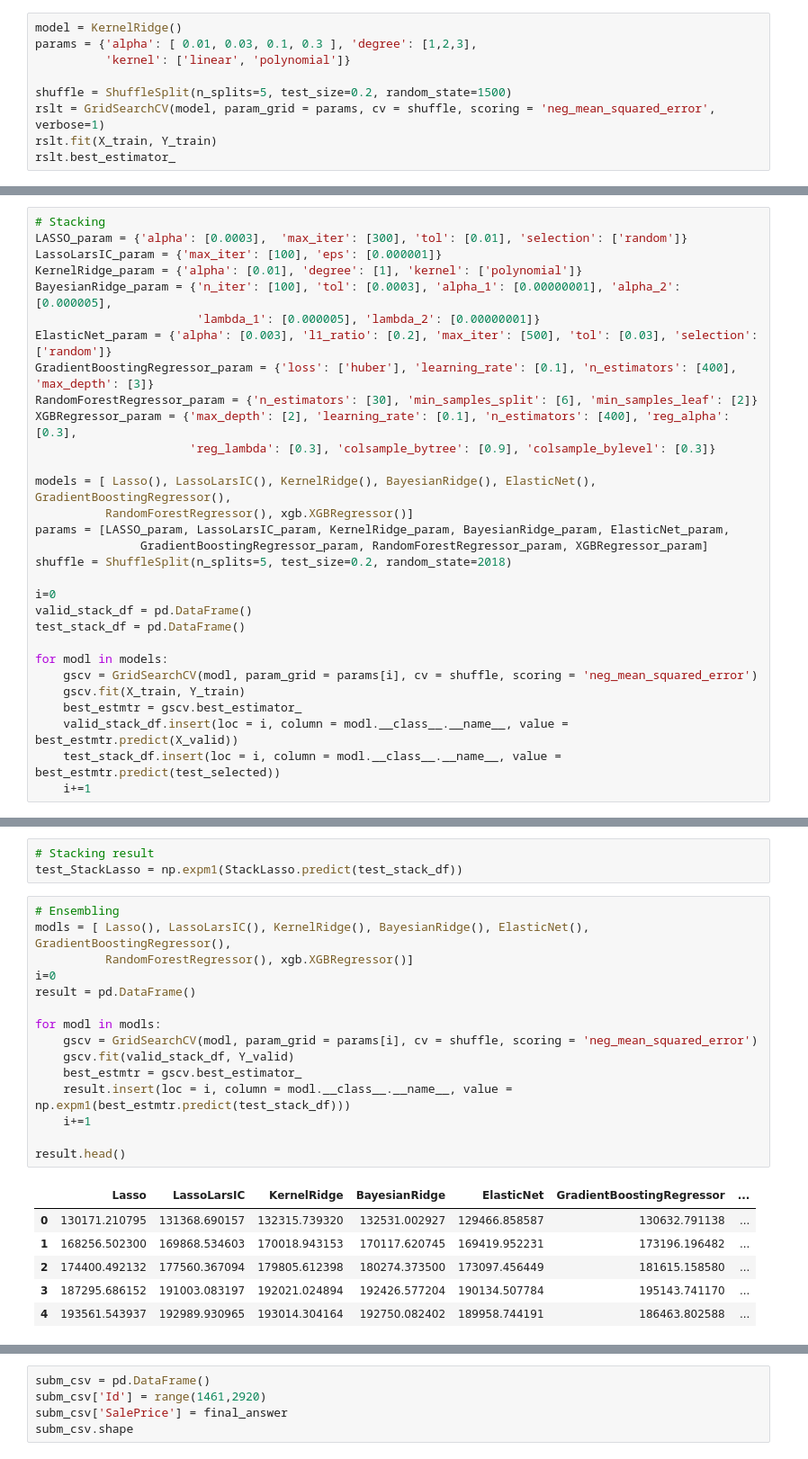
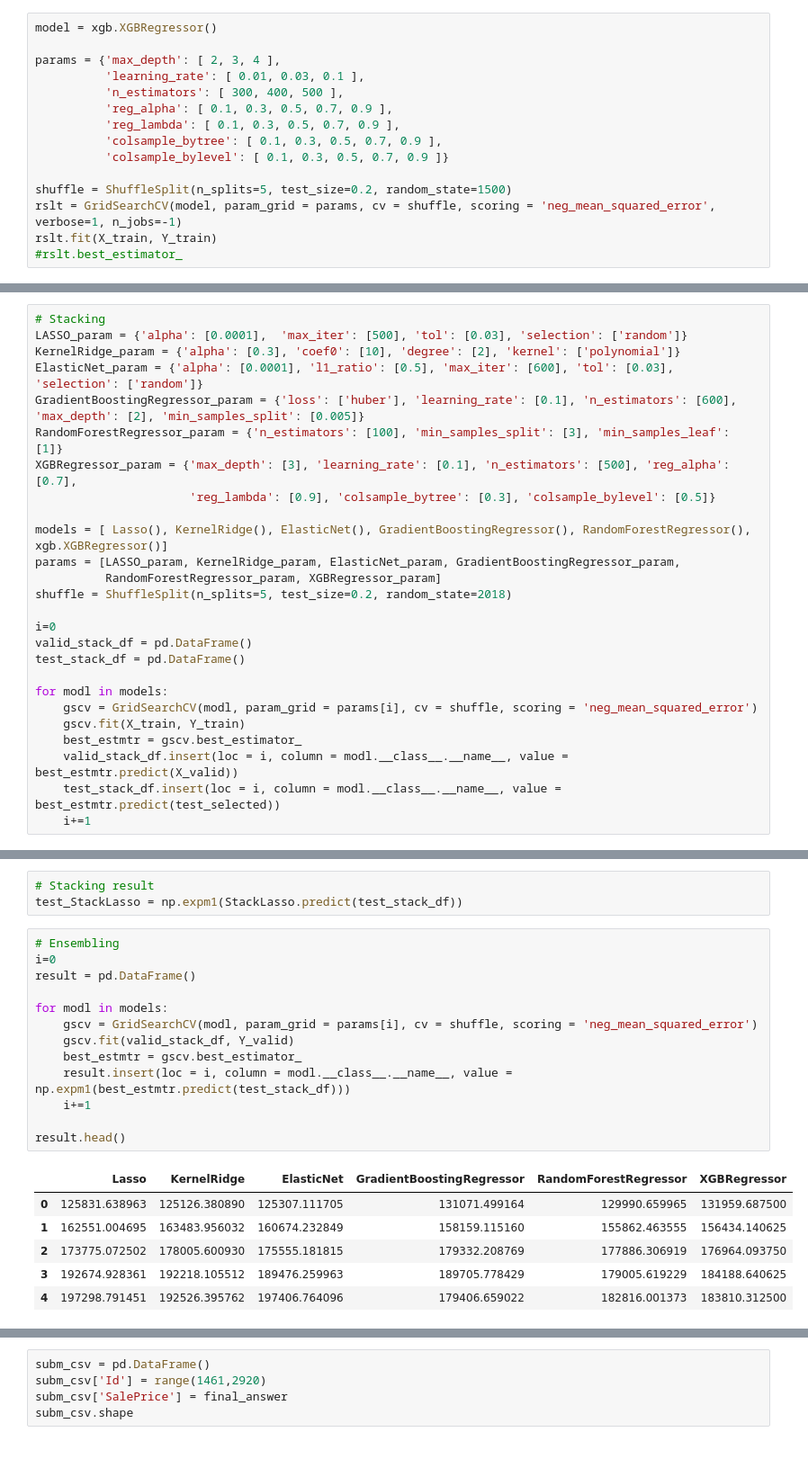
Before and after one commit to ZhengjunHUO/HousePricePrediction, a Jupyter notebook: HousePrice.ipynb, the cells around one changed output, grey strips where cells are left out. Shown at 90% size. Cells and saved outputs as stored; diff of their text form.

```diff
--- a/HousePrice.ipynb
+++ b/HousePrice.ipynb
@@ -370,10 +457,16 @@ LassoLarsIC(copy_X=True, criterion='aic', eps=1e-07, fit_intercept=True,
 # %%
-model = KernelRidge()
-params = {'alpha': [ 0.01, 0.03, 0.1, 0.3 ], 'degree': [1,2,3],
-          'kernel': ['linear', 'polynomial']}
+model = xgb.XGBRegressor()
+
+params = {'max_depth': [ 2, 3, 4 ],
+          'learning_rate': [ 0.01, 0.03, 0.1 ],
+          'n_estimators': [ 300, 400, 500 ],
+          'reg_alpha': [ 0.1, 0.3, 0.5, 0.7, 0.9 ],
+          'reg_lambda': [ 0.1, 0.3, 0.5, 0.7, 0.9 ],
+          'colsample_bytree': [ 0.1, 0.3, 0.5, 0.7, 0.9 ],
+          'colsample_bylevel': [ 0.1, 0.3, 0.5, 0.7, 0.9 ]}
 
 shuffle = ShuffleSplit(n_splits=5, test_size=0.2, random_state=1500)
-rslt = GridSearchCV(model, param_grid = params, cv = shuffle, scoring = 'neg_mean_squared_error', verbose=1)
+rslt = GridSearchCV(model, param_grid = params, cv = shuffle, scoring = 'neg_mean_squared_error', verbose=1, n_jobs=-1)
 rslt.fit(X_train, Y_train)
-rslt.best_estimator_
+#rslt.best_estimator_
 # %% [output]
@@ -541,21 +511,17 @@ XGBRegressor(base_score=0.5, booster='gbtree', colsample_bylevel=0.3,
        silent=True, subsample=1)
 # %%
 # Stacking
-LASSO_param = {'alpha': [0.0003],  'max_iter': [300], 'tol': [0.01], 'selection': ['random']}
-LassoLarsIC_param = {'max_iter': [100], 'eps': [0.000001]}
-KernelRidge_param = {'alpha': [0.01], 'degree': [1], 'kernel': ['polynomial']}
-BayesianRidge_param = {'n_iter': [100], 'tol': [0.0003], 'alpha_1': [0.00000001], 'alpha_2': [0.000005],
-                       'lambda_1': [0.000005], 'lambda_2': [0.00000001]}
-ElasticNet_param = {'alpha': [0.003], 'l1_ratio': [0.2], 'max_iter': [500], 'tol': [0.03], 'selection': ['random']}
-GradientBoostingRegressor_param = {'loss': ['huber'], 'learning_rate': [0.1], 'n_estimators': [400], 'max_depth': [3]}
-RandomForestRegressor_param = {'n_estimators': [30], 'min_samples_split': [6], 'min_samples_leaf': [2]}
-XGBRegressor_param = {'max_depth': [2], 'learning_rate': [0.1], 'n_estimators': [400], 'reg_alpha': [0.3],
-                      'reg_lambda': [0.3], 'colsample_bytree': [0.9], 'colsample_bylevel': [0.3]}
+LASSO_param = {'alpha': [0.0001],  'max_iter': [500], 'tol': [0.03], 'selection': ['random']}
+KernelRidge_param = {'alpha': [0.3], 'coef0': [10], 'degree': [2], 'kernel': ['polynomial']}
+ElasticNet_param = {'alpha': [0.0001], 'l1_ratio': [0.5], 'max_iter': [600], 'tol': [0.03], 'selection': ['random']}
+GradientBoostingRegressor_param = {'loss': ['huber'], 'learning_rate': [0.1], 'n_estimators': [600], 'max_depth': [2], 'min_samples_split': [0.005]}
+RandomForestRegressor_param = {'n_estimators': [100], 'min_samples_split': [3], 'min_samples_leaf': [1]}
+XGBRegressor_param = {'max_depth': [3], 'learning_rate': [0.1], 'n_estimators': [500], 'reg_alpha': [0.7],
+                      'reg_lambda': [0.9], 'colsample_bytree': [0.3], 'colsample_bylevel': [0.5]}
 
-models = [ Lasso(), LassoLarsIC(), KernelRidge(), BayesianRidge(), ElasticNet(), GradientBoostingRegressor(),
-          RandomForestRegressor(), xgb.XGBRegressor()]
-params = [LASSO_param, LassoLarsIC_param, KernelRidge_param, BayesianRidge_param, ElasticNet_param,
-               GradientBoostingRegressor_param, RandomForestRegressor_param, XGBRegressor_param]
+models = [ Lasso(), KernelRidge(), ElasticNet(), GradientBoostingRegressor(), RandomForestRegressor(), xgb.XGBRegressor()]
+params = [LASSO_param, KernelRidge_param, ElasticNet_param, GradientBoostingRegressor_param,
+          RandomForestRegressor_param, XGBRegressor_param]
 shuffle = ShuffleSplit(n_splits=5, test_size=0.2, random_state=2018)
 
 i=0
@@ -599,26 +565,24 @@ Pipeline(memory=None,
 test_StackLasso = np.expm1(StackLasso.predict(test_stack_df))
 # %%
 # Ensembling
-modls = [ Lasso(), LassoLarsIC(), KernelRidge(), BayesianRidge(), ElasticNet(), GradientBoostingRegressor(),
-          RandomForestRegressor(), xgb.XGBRegressor()]
 i=0
 result = pd.DataFrame()
 
-for modl in modls:
+for modl in models:
     gscv = GridSearchCV(modl, param_grid = params[i], cv = shuffle, scoring = 'neg_mean_squared_error')
     gscv.fit(valid_stack_df, Y_valid)
     best_estmtr = gscv.best_estimator_
     result.insert(loc = i, column = modl.__class__.__name__, value = np.expm1(best_estmtr.predict(test_stack_df)))
     i+=1
 
 result.head()
 # %% [output]
-|  | Lasso | LassoLarsIC | KernelRidge | BayesianRidge | ElasticNet | GradientBoostingRegressor | ... |
-| 0 | 130171.210795 | 131368.690157 | 132315.739320 | 132531.002927 | 129466.858587 | 130632.791138 | ... |
-| 1 | 168256.502300 | 169868.534603 | 170018.943153 | 170117.620745 | 169419.952231 | 173196.196482 | ... |
-| 2 | 174400.492132 | 177560.367094 | 179805.612398 | 180274.373500 | 173097.456449 | 181615.158580 | ... |
-| 3 | 187295.686152 | 191003.083197 | 192021.024894 | 192426.577204 | 190134.507784 | 195143.741170 | ... |
-| 4 | 193561.543937 | 192989.930965 | 193014.304164 | 192750.082402 | 189958.744191 | 186463.802588 | ... |
+|  | Lasso | KernelRidge | ElasticNet | GradientBoostingRegressor | RandomForestRegressor | XGBRegressor |
+| 0 | 125831.638963 | 125126.380890 | 125307.111705 | 131071.499164 | 129990.659965 | 131959.687500 |
+| 1 | 162551.004695 | 163483.956032 | 160674.232849 | 158159.115160 | 155862.463555 | 156434.140625 |
+| 2 | 173775.072502 | 178005.600930 | 175555.181815 | 179332.208769 | 177886.306919 | 176964.093750 |
+| 3 | 192674.928361 | 192218.105512 | 189476.259963 | 189705.778429 | 179005.619229 | 184188.640625 |
+| 4 | 197298.791451 | 192526.395762 | 197406.764096 | 179406.659022 | 182816.001373 | 183810.312500 |
 # %%
 # Voting for the final submission result
 final_answer = ( result['XGBRegressor']*(2/10) +
```
Also changed, not shown: parts of 24 cells of this notebook.
